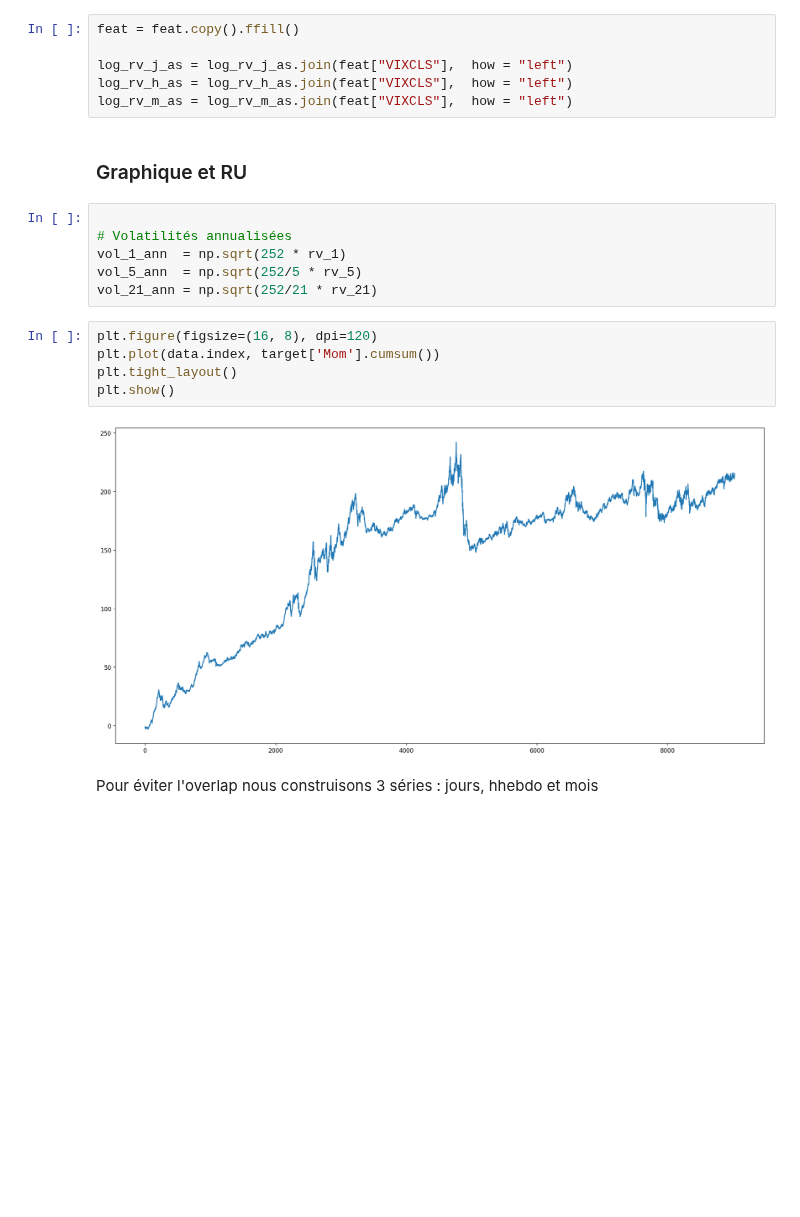
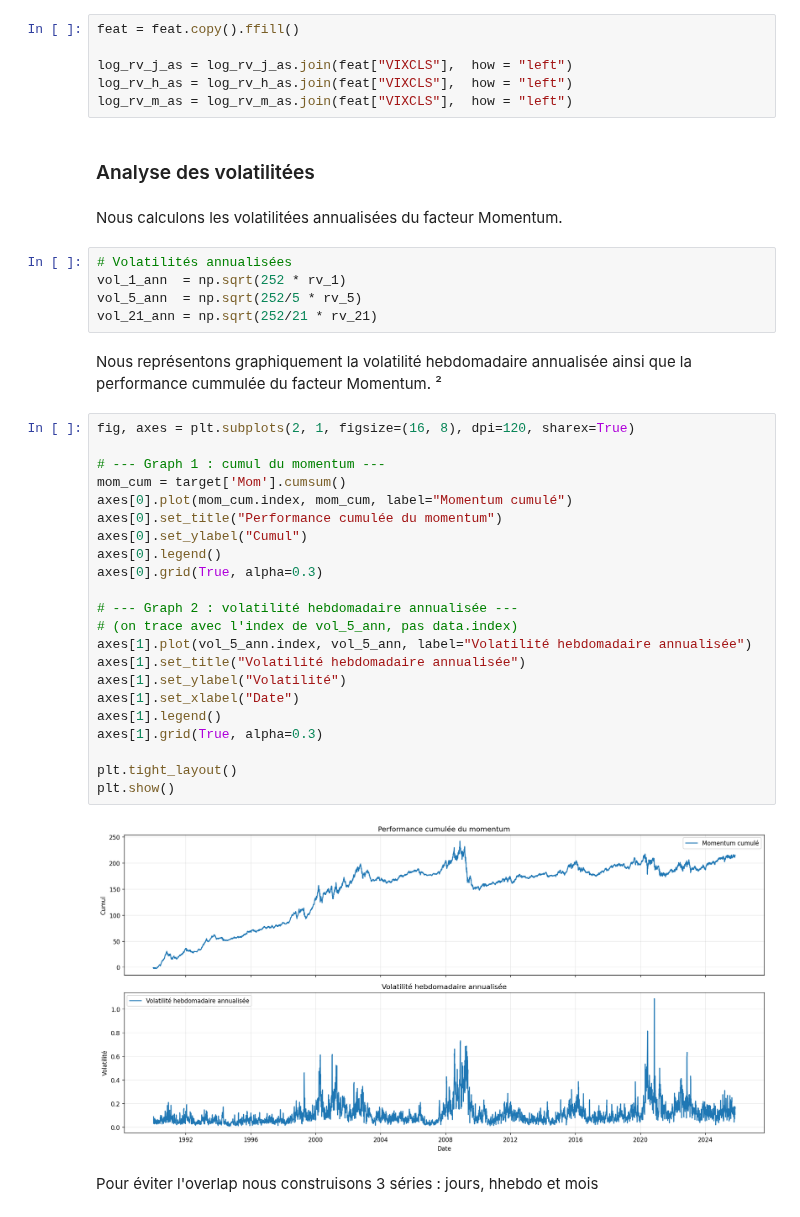
Before and after one commit to AntoninDevalland/Projet_Ml_Momentum, a Jupyter notebook: main_v2.ipynb, the cells around one changed output. Drawn from its saved outputs; the diff is of its cells as text; blank space fills up the shorter version.

```diff
--- a/main_v2.ipynb
+++ b/main_v2.ipynb
@@ -252,20 +252,40 @@ log_rv_j_as = log_rv_j_as.join(feat["VIXCLS"],  how = "left")
 log_rv_h_as = log_rv_h_as.join(feat["VIXCLS"],  how = "left")
 log_rv_m_as = log_rv_m_as.join(feat["VIXCLS"],  how = "left")
 # %% [markdown]
-### Graphique et RU
+### Analyse des volatilitées
+# %% [markdown]
+Nous calculons les volatilitées annualisées du facteur Momentum.
 # %%
-
 # Volatilités annualisées
 vol_1_ann  = np.sqrt(252 * rv_1)
 vol_5_ann  = np.sqrt(252/5 * rv_5)
 vol_21_ann = np.sqrt(252/21 * rv_21)
+# %% [markdown]
+Nous représentons graphiquement la volatilité hebdomadaire annualisée ainsi que la performance cummulée du facteur Momentum. ²
 # %%
-plt.figure(figsize=(16, 8), dpi=120)
-plt.plot(data.index, target['Mom'].cumsum())
+fig, axes = plt.subplots(2, 1, figsize=(16, 8), dpi=120, sharex=True)
+
+# --- Graph 1 : cumul du momentum ---
+mom_cum = target['Mom'].cumsum()
+axes[0].plot(mom_cum.index, mom_cum, label="Momentum cumulé")
+axes[0].set_title("Performance cumulée du momentum")
+axes[0].set_ylabel("Cumul")
+axes[0].legend()
+axes[0].grid(True, alpha=0.3)
+
+# --- Graph 2 : volatilité hebdomadaire annualisée ---
+# (on trace avec l'index de vol_5_ann, pas data.index)
+axes[1].plot(vol_5_ann.index, vol_5_ann, label="Volatilité hebdomadaire annualisée")
+axes[1].set_title("Volatilité hebdomadaire annualisée")
+axes[1].set_ylabel("Volatilité")
+axes[1].set_xlabel("Date")
+axes[1].legend()
+axes[1].grid(True, alpha=0.3)
+
 plt.tight_layout()
 plt.show()
 # %% [output]
-[figure, old version]
+[figure, new version]
 # %% [markdown]
 Pour éviter l'overlap nous construisons 3 séries : jours, hhebdo et mois
 # %% [markdown]
```
Also changed, not shown: parts of 9 cells of this notebook.
